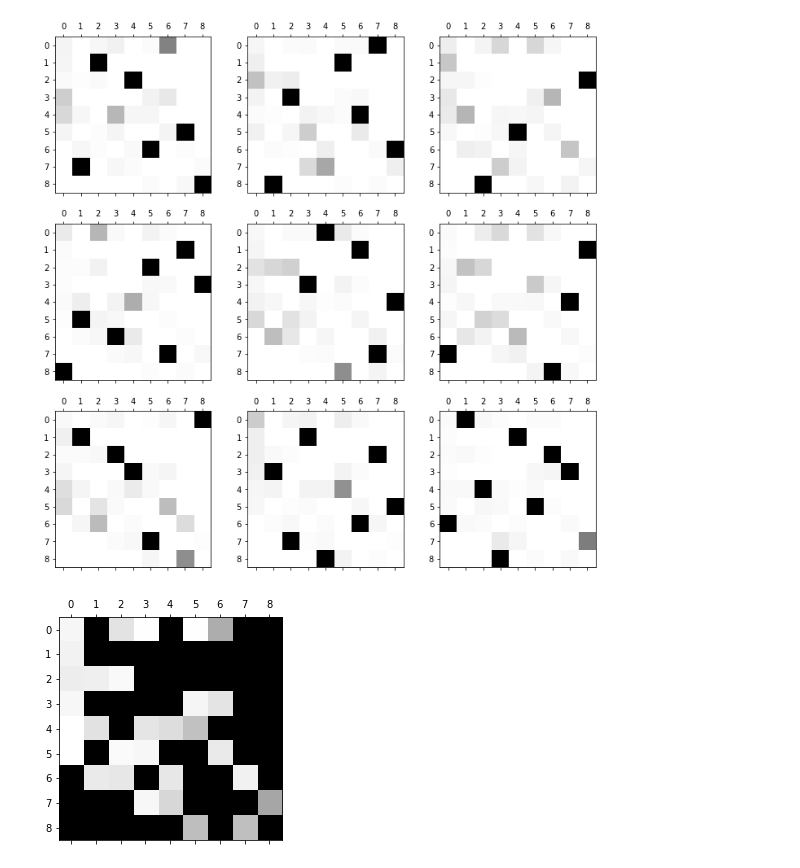
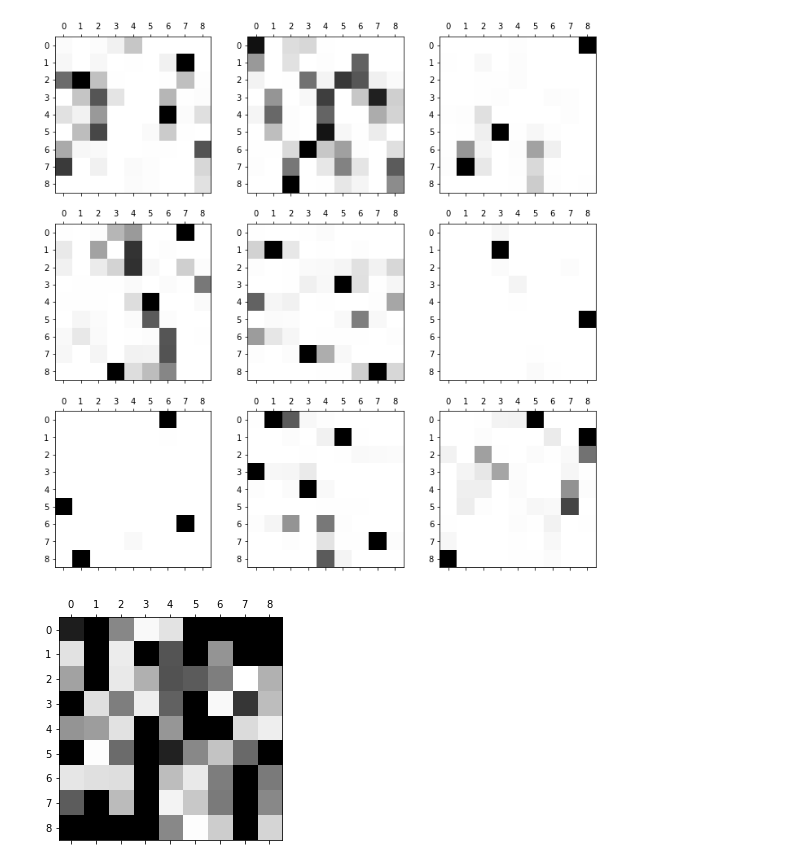
Before and after one commit to TheLortex/mean-field-inference, a Jupyter notebook: Untitled.ipynb, the cells around one changed output. Saved outputs shown, nothing was run; the diff lists cells and outputs as text; code cells hidden in the pictures.

```diff
--- a/Untitled.ipynb
+++ b/Untitled.ipynb
@@ -13,9 +14,3 @@ import pandas as pd
 %matplotlib inline
 np.set_printoptions(precision=3, suppress=True)
 pd.set_option('precision', 1)
-# %%
-with open('wu9x9mul_nomode/wu9x9mul_nomode_421.pkl','rb') as f:
-    w,u = pickle.load(f)
-n,_,p,_ = w.shape
-g = int(np.sqrt(n/2))
-print(w[2,1])
@@ -87,0 +122,26 @@ theta = np.random.random([n,n,p])
+# %%
+w_true = np.zeros_like(w)
+u_true = np.zeros_like(u)
+
+for x in range(3*3*2):
+    for i in range(10):
+        for j in range(10):
+            if i != 0 and j != 0:
+                if i != j:
+                    w_true[0,x,i,j] = -1
+                    w_true[x,0,i,j] = -1
+                else:
+                    w_true[0,x,i,j] = 1
+                    w_true[x,0,i,j] = 1
+for x in range(-2,3):
+    for y in range(-2,3):
+        if x != 0 and y != 0:
+            for i in range(10):
+                for j in range(10):
+                    if i != 0 and j != 0:
+                        if i != j:
+                            w_true[x,y,i,j] = -1
+                            w_true[x,y,i,j] = -1
+                        else:
+                            w_true[x,y,i,j] = 1
+                            w_true[x,y,i,j] = 1
@@ -88,6 +150,13 @@ theta = np.random.random([n,n,p])
 # %%
-T = 3.
-theta = new_theta(T*w,T*u,theta,0.2,clip[0])
+T = 1.
+n_it = 15000
+hist = np.zeros([n_it])
+
+for i in tqdm(range(n_it)):
+    q = softmax(-theta)
+    E = circular_convolution(q, w/T)
+    hist[i] = np.sum((E+u/T)*q)
+    theta = new_theta(w/T,u/T,theta,0.5,clip[0])
 print(theta.shape)
 q = sudoku.reduce_matrix(softmax(-theta),g,p)
 fig = plt.figure(figsize=(12,12))
@@ -122,2 +191,2 @@ False
-[figure, old version]
+[figure, new version]
-[figure, old version]
+[figure, new version]
```
Also changed, not shown: parts of 9 cells of this notebook, 6 other files.
